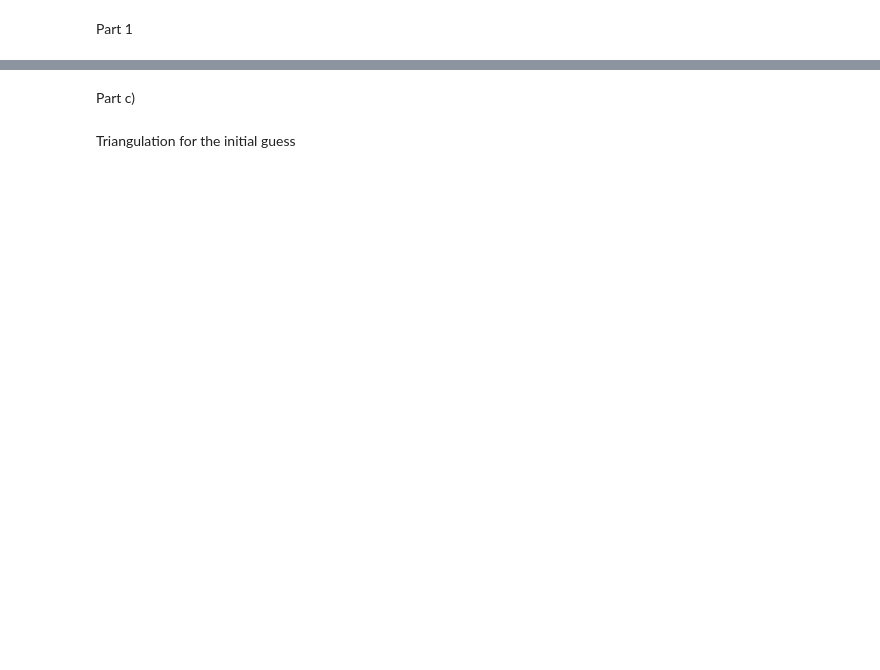
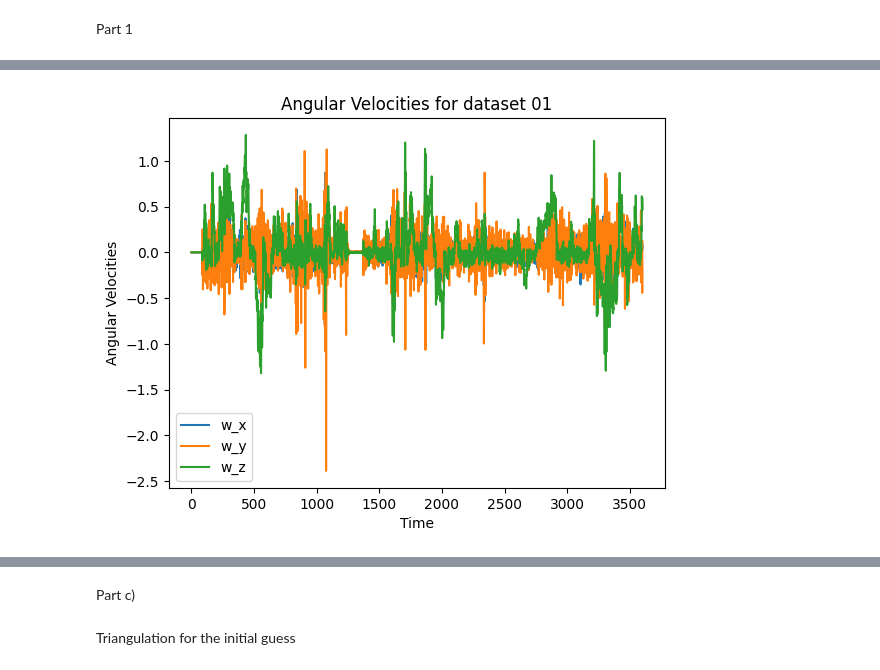
Before and after one commit to pedramaghazadeh/ECE276a, a Jupyter notebook: Project3/code/main.ipynb, the cells around one changed output, grey strips where cells are left out. Drawn from its saved outputs; the diff is of its cells as text; code cells hidden in the pictures; blank space fills up the shorter version.

```diff
--- a/Project3/code/main.ipynb
+++ b/Project3/code/main.ipynb
@@ -89,9 +118,15 @@ plt.show()
 # %%
 plt.plot(w_t[:, 0], label="w_x")
 plt.plot(w_t[:, 1], label="w_y")
 plt.plot(w_t[:, 2], label="w_z")
+
+plt.title(f"Angular Velocities for dataset {dataset}")
+plt.xlabel("Time")
+plt.ylabel("Angular Velocities")
 plt.legend()
 plt.show()
+# %% [output]
+[figure, added]
 # %%
 def motion_model(v, w, dt, noise=0):
     """
```
Also changed, not shown: parts of 22 cells of this notebook, 1 other file.
